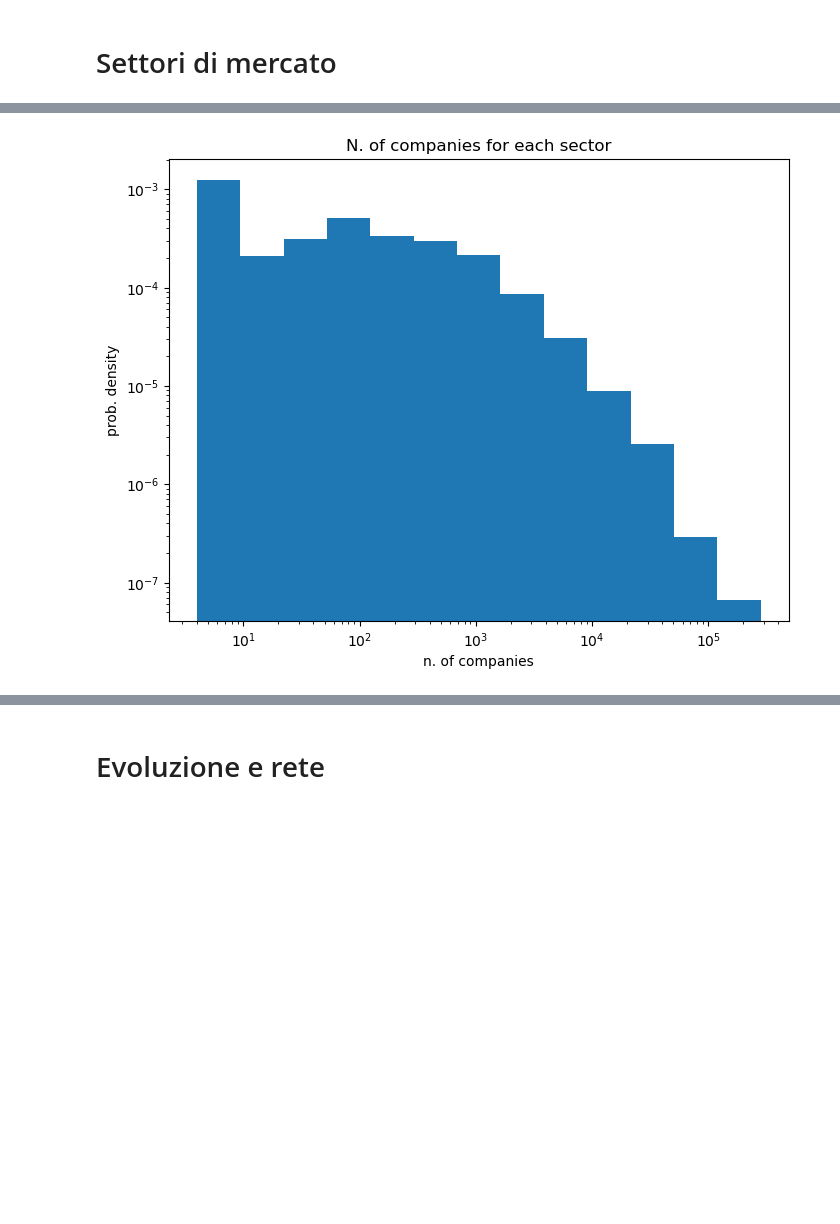
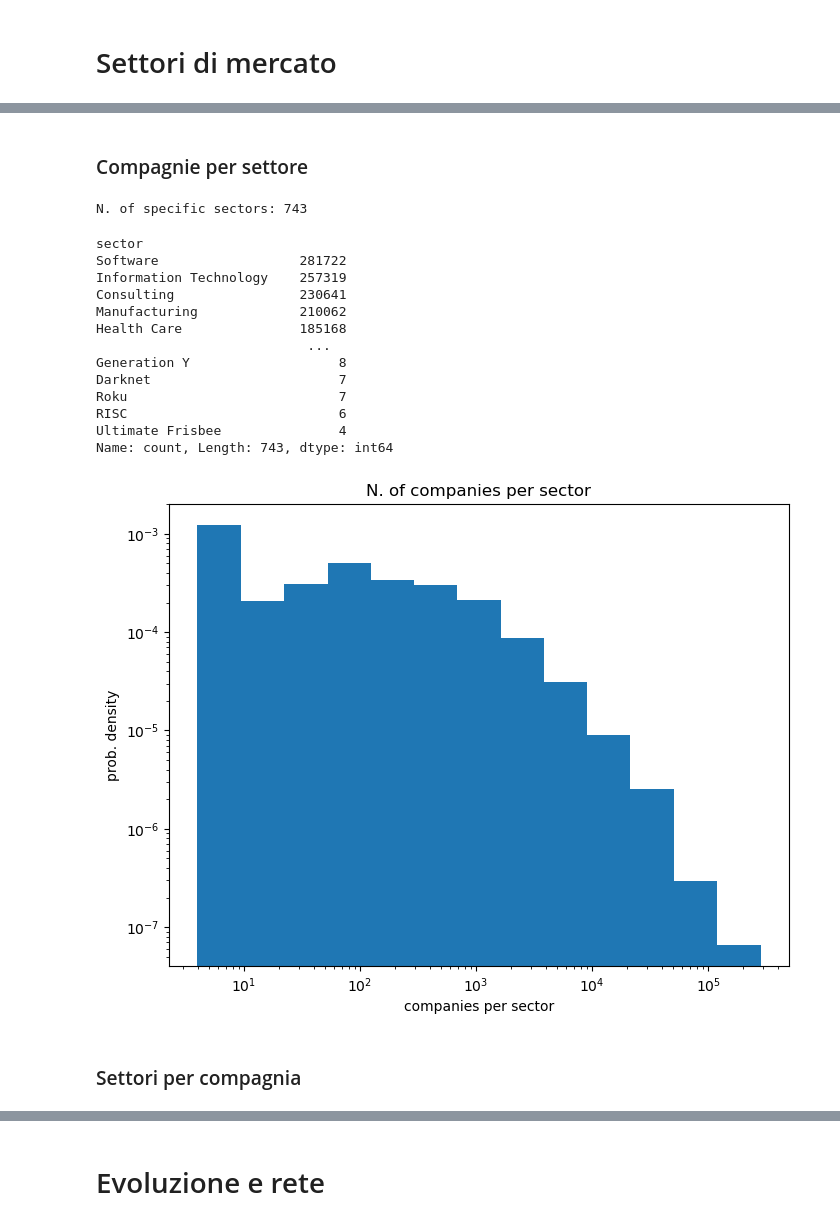
Before and after one commit to DarioZappala/caratterizzazione-sistemi-innovativi, a Jupyter notebook: co-occurrence.ipynb, the cells around one changed output, grey strips where cells are left out. Drawn from its saved outputs; the diff is of its cells as text; code cells hidden in the pictures; blank space fills up the shorter version.

```diff
--- a/co-occurrence.ipynb
+++ b/co-occurrence.ipynb
@@ -17,19 +21,23 @@ path_images = './immagini/'
 df_organizations = pd.read_csv(path_data + 'organizations.csv')
 clean_organizations(df_organizations)
 
-# Select companies with declared market sectors and founded on 1970 or later
-rows_sel = (~df_organizations['category_list'].isna()) & (df_organizations['founded_on'] > '1970-01-01')
-print(f'Selected organizations: {rows_sel.sum()} among {rows_sel.shape[0]}.')
+# Select companies with declared market sectors and foundation year
+df_organizations = df_organizations.loc[
+    (~df_organizations['category_list'].isna()) & (~df_organizations['founded_on'].isna()),
+    ['founded_on', 'name', 'country_code', 'city', 'category_list']
+]
 
-df_organizations = (
-    df_organizations
-    .loc[rows_sel, ['founded_on', 'name', 'country_code', 'city', 'category_list']]
-    .sort_values(['founded_on', 'name'])
-    .reset_index(drop = True)
-)
+# Only keep year of foundation
+df_organizations['founded_on'] = df_organizations['founded_on'].dt.year
+# Select companies that were founded from a given date on
+df_organizations = df_organizations.loc[df_organizations['founded_on'] >= year_start_company]
 
 # Transform market sectors from one big string to a list of strings
-df_organizations['category_list'] = df_organizations['category_list'].str.split(',')
+df_organizations['sectors'] = df_organizations['category_list'].str.split(',')
+df_organizations.drop(columns = 'category_list', inplace = True)
+
+df_organizations.sort_values(['founded_on', 'name'], inplace = True)
+df_organizations.reset_index(drop = True, inplace = True)
 
 df_organizations
 # %% [output]
@@ -76,14 +61,42 @@ Name: count, Length: 743, dtype: int64
+# %% [markdown]
+### Compagnie per settore
 # %%
-n_bins = math.floor(1/2 * pow(ser_specific_sectors_n.shape[0], 1/2))
-bins = np.logspace(np.log10(ser_specific_sectors_n.min()), np.log10(ser_specific_sectors_n.max()), n_bins + 1)
+ser_companies_per_sector = pd.Series(df_organizations['sectors'], name = 'sector').explode().dropna().value_counts().sort_index()
+n_sectors = ser_companies_per_sector.shape[0]
+
+print(f'N. of specific sectors: {n_sectors}\n')
+display(ser_companies_per_sector.sort_values(ascending = False))
+
+n_bins = math.floor(1/2 * pow(ser_companies_per_sector.shape[0], 1/2))
+bins = np.logspace(np.log10(ser_companies_per_sector.min()), np.log10(ser_companies_per_sector.max()), n_bins + 1)
+bins[0] -= (bins[1] - bins[0]) / 100
+bins[-1] += (bins[-1] - bins[-2]) / 100
 
 fig, ax = plt.subplots(figsize = (8, 6))
-ax.hist(ser_specific_sectors_n, bins = bins, density = True)
+ax.hist(ser_companies_per_sector, bins = bins, density = True)
 ax.set_xscale('log')
 ax.set_yscale('log')
-ax.set_xlabel('n. of companies')
+ax.set_xlabel('companies per sector')
 ax.set_ylabel('prob. density')
-ax.set_title('N. of companies for each sector')
+ax.set_title('N. of companies per sector')
 plt.show()
+
+del ser_companies_per_sector
 # %% [output]
+N. of specific sectors: 743
+sector
+Software                  281722
+Information Technology    257319
+Consulting                230641
+Manufacturing             210062
+Health Care               185168
+                           ...
+Generation Y                   8
+Darknet                        7
+Roku                           7
+RISC                           6
+Ultimate Frisbee               4
+Name: count, Length: 743, dtype: int64
-[figure, old version]
+[figure, new version]
+# %% [markdown]
+### Settori per compagnia
```
Also changed, not shown: parts of 53 cells of this notebook, 4 other files.
